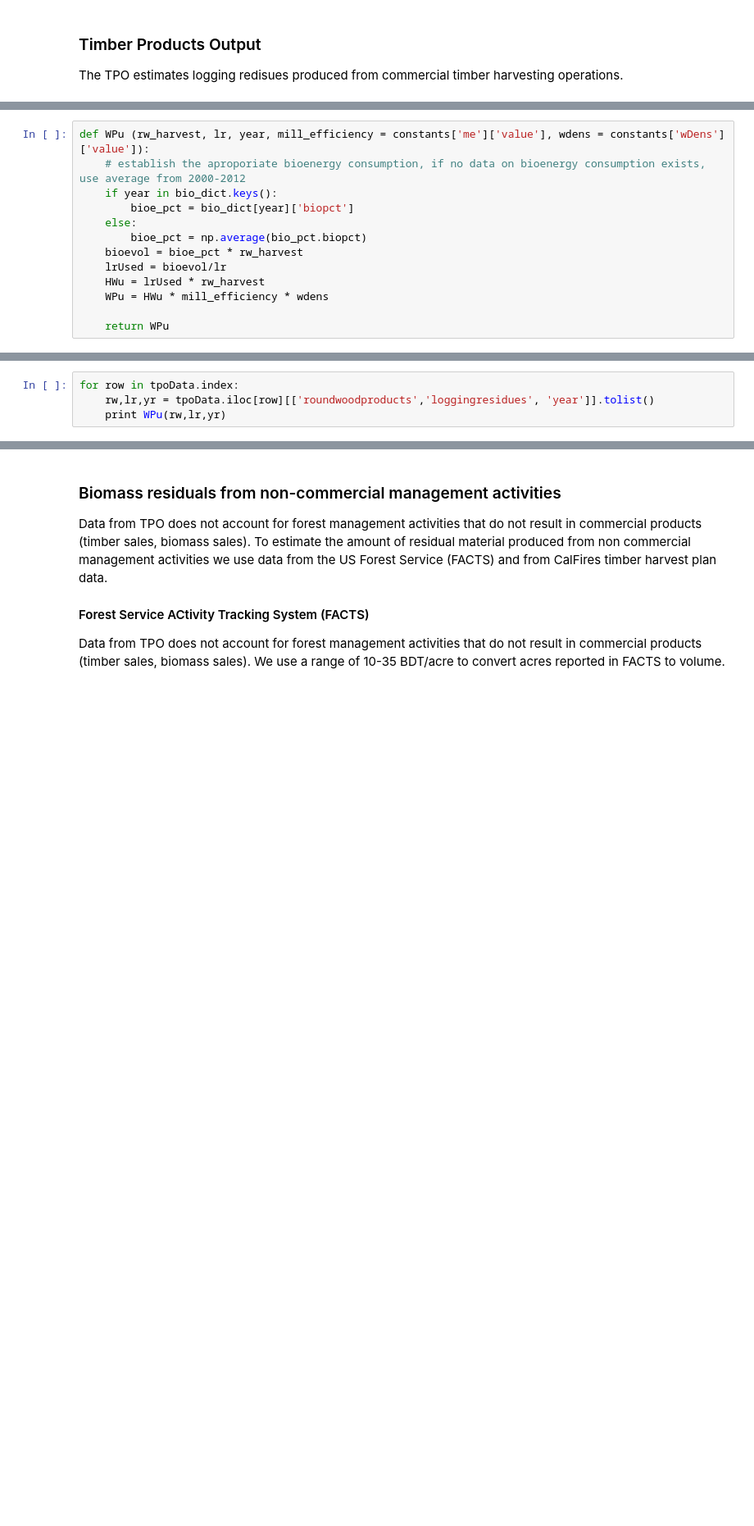
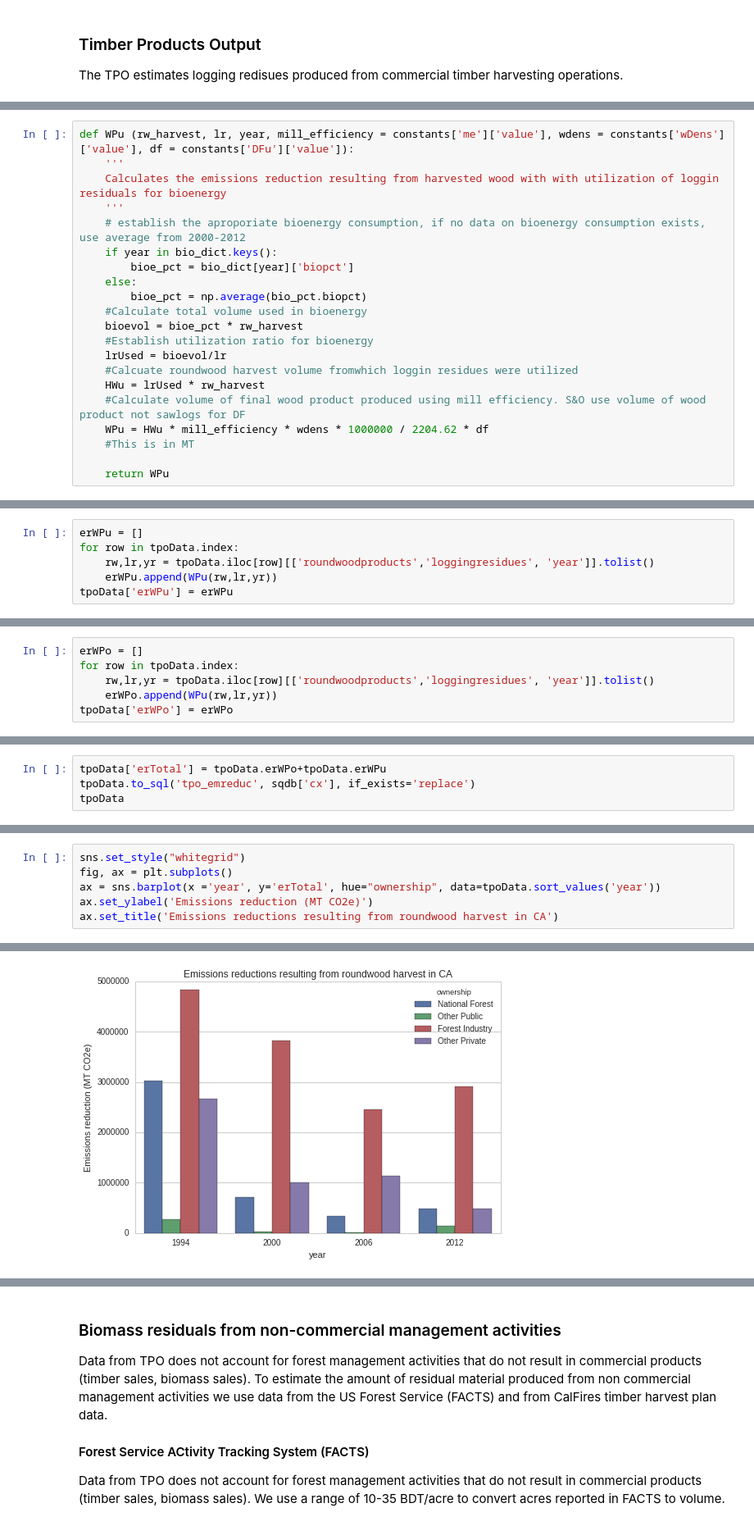
Before and after one commit to WoodResourcesGroup/RoundwoodHarvestGHG, a Jupyter notebook: wood_fates.ipynb, the cells around one changed output, grey strips where cells are left out. Shown at 82% size. Saved outputs shown, nothing was run; the diff lists cells and outputs as text; blank space fills up the shorter version.

Commit message:
harvested wood products calculations

```diff
--- a/wood_fates.ipynb
+++ b/wood_fates.ipynb
@@ -124,13 +117,21 @@ bio_dict = bio_pct.set_index('year').to_dict('index')
 # %%
-def WPu (rw_harvest, lr, year, mill_efficiency = constants['me']['value'], wdens = constants['wDens']['value']):
+def WPu (rw_harvest, lr, year, mill_efficiency = constants['me']['value'], wdens = constants['wDens']['value'], df = constants['DFu']['value']):
+    '''
+    Calculates the emissions reduction resulting from harvested wood with with utilization of loggin residuals for bioenergy
+    '''
     # establish the aproporiate bioenergy consumption, if no data on bioenergy consumption exists, use average from 2000-2012
     if year in bio_dict.keys():
         bioe_pct = bio_dict[year]['biopct']
     else:
         bioe_pct = np.average(bio_pct.biopct)
+    #Calculate total volume used in bioenergy
     bioevol = bioe_pct * rw_harvest
+    #Establish utilization ratio for bioenergy
     lrUsed = bioevol/lr
+    #Calcuate roundwood harvest volume fromwhich loggin residues were utilized
     HWu = lrUsed * rw_harvest
-    WPu = HWu * mill_efficiency * wdens
+    #Calculate volume of final wood product produced using mill efficiency. S&O use volume of wood product not sawlogs for DF
+    WPu = HWu * mill_efficiency * wdens * 1000000 / 2204.62 * df
+    #This is in MT
 
     return WPu
@@ -137,4 +162,6 @@ def WPu (rw_harvest, lr, year, mill_efficiency = constants['me']['value'], wdens
 # %%
+erWPu = []
 for row in tpoData.index:
     rw,lr,yr = tpoData.iloc[row][['roundwoodproducts','loggingresidues', 'year']].tolist()
-    print WPu(rw,lr,yr)
+    erWPu.append(WPu(rw,lr,yr))
+tpoData['erWPu'] = erWPu
@@ -157,0 +171,6 @@ for row in tpoData.index:
+# %%
+erWPo = []
+for row in tpoData.index:
+    rw,lr,yr = tpoData.iloc[row][['roundwoodproducts','loggingresidues', 'year']].tolist()
+    erWPo.append(WPu(rw,lr,yr))
+tpoData['erWPo'] = erWPo
@@ -157,0 +180,4 @@ for row in tpoData.index:
+# %%
+tpoData['erTotal'] = tpoData.erWPo+tpoData.erWPu
+tpoData.to_sql('tpo_emreduc', sqdb['cx'], if_exists='replace')
+tpoData
@@ -157,0 +202,7 @@ for row in tpoData.index:
+# %%
+sns.set_style("whitegrid")
+fig, ax = plt.subplots()
+ax = sns.barplot(x ='year', y='erTotal', hue="ownership", data=tpoData.sort_values('year'))
+ax.set_ylabel('Emissions reduction (MT CO2e)')
+ax.set_title('Emissions reductions resulting from roundwood harvest in CA')
+# %% [output]
@@ -157,0 +210 @@ for row in tpoData.index:
+[figure, added]
```
Also changed, not shown: parts of 23 cells of this notebook, 4 other files.
